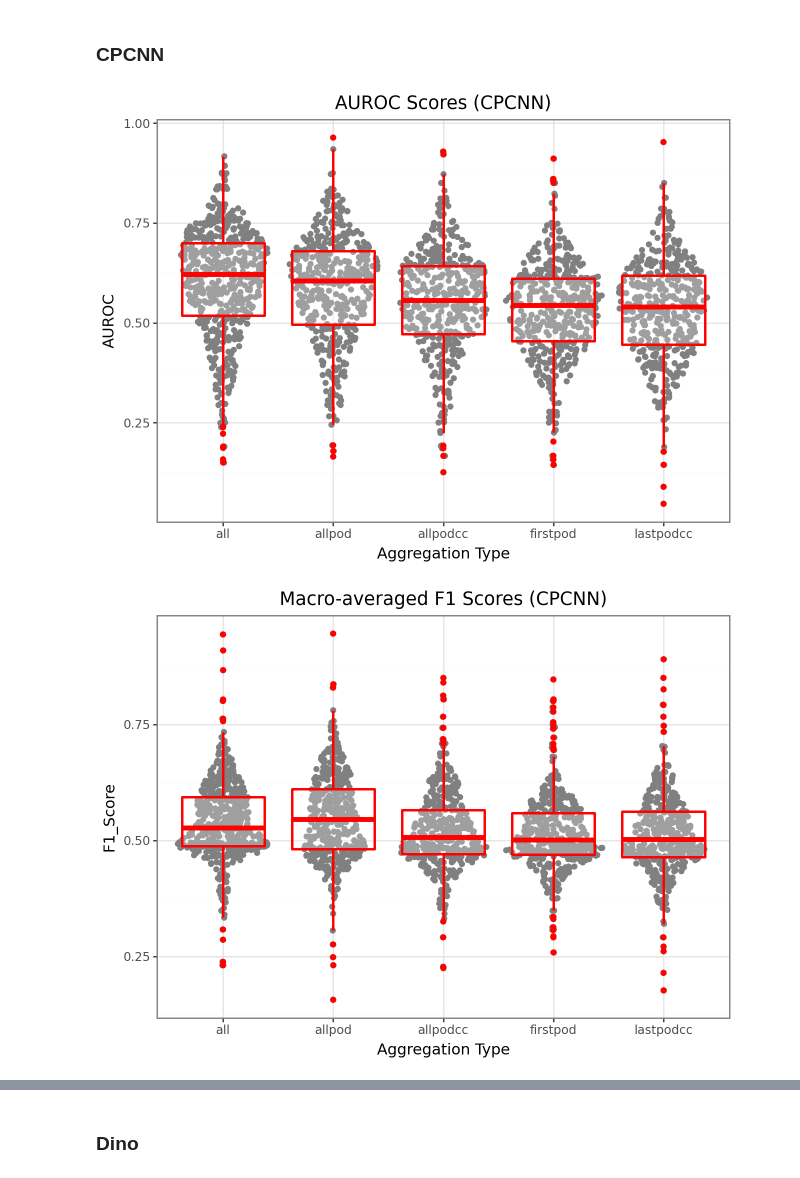
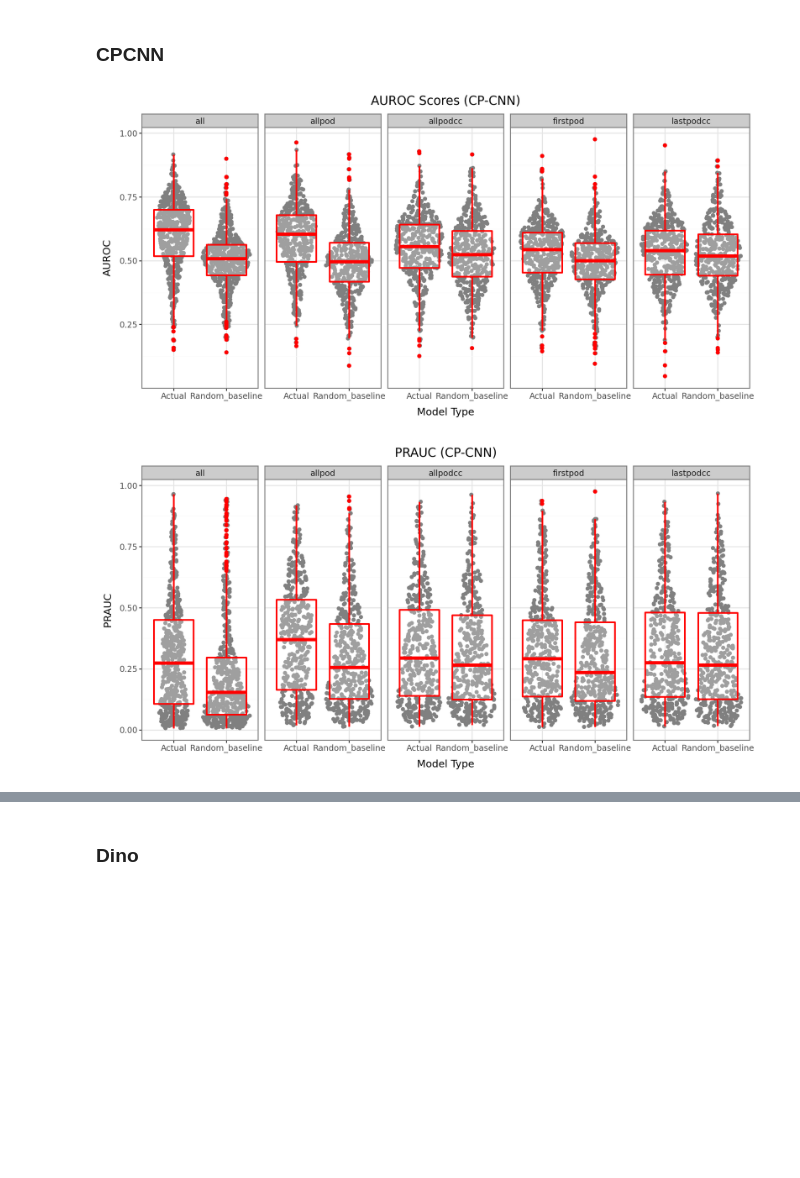
Before and after one commit to jessica-ewald/2024_09_09_Axiom_OASIS, a Jupyter notebook: 2_downstream_analysis/4B_compare_classifier_concs.ipynb, the cells around one changed output, grey strips where cells are left out. Cells and saved outputs as stored; diff of their text form; code cells hidden in the pictures; blank space fills up the shorter version.

```diff
--- a/2_downstream_analysis/4B_compare_classifier_concs.ipynb
+++ b/2_downstream_analysis/4B_compare_classifier_concs.ipynb
@@ -18,37 +18,30 @@ seal_cellprofiler = seal_preds.filter(pl.col("Feat_type") == "cellprofiler")
 # %% [markdown]
 ### CPCNN
 # %%
-from plotnine import ggplot, aes, geom_sina, geom_boxplot, labs, theme_bw
+from plotnine import ggplot, aes, geom_sina, geom_boxplot, labs, theme_bw, position_dodge, facet_wrap
+import plotnine as pn
+
+pn.options.figure_size = (10, 5)
 
 plot = (
-    ggplot(seal_cpcnn, aes(x='Metadata_AggType', y='AUROC'))
+    ggplot(seal_cpcnn, aes(x='Model_type', y='AUROC'))
     + geom_sina(color="grey")
     + geom_boxplot(color="red", alpha=0.25, size=1)
-    + labs(title='AUROC Scores (CPCNN)', x='Aggregation Type', y='AUROC')
+    + facet_wrap("Metadata_AggType", ncol=5)
+    + labs(title='AUROC Scores (CP-CNN)', x='Model Type', y='AUROC')
     + theme_bw()
 )
-
 plot.show()
 
 plot = (
-    ggplot(seal_cpcnn, aes(x='Metadata_AggType', y='F1_Score'))
+    ggplot(seal_cpcnn, aes(x='Model_type', y='PRAUC'))
     + geom_sina(color="grey")
     + geom_boxplot(color="red", alpha=0.25, size=1)
-    + labs(title='Macro-averaged F1 Scores (CPCNN)', x='Aggregation Type', y='F1_Score')
+    + facet_wrap("Metadata_AggType", ncol=5)
+    + labs(title='PRAUC (CP-CNN)', x='Model Type', y='PRAUC')
     + theme_bw()
 )
-
 plot.show()
-
-plot = (
-    ggplot(seal_cpcnn, aes(x='Metadata_AggType', y='PRAUC'))
-    + geom_sina(color="grey")
-    + geom_boxplot(color="red", alpha=0.25, size=1)
-    + labs(title='PRAUC (CPCNN)', x='Aggregation Type', y='PRAUC')
-    + theme_bw()
-)
-
-plot.show()
 # %% [output]
-[figure, old version]
+[figure, new version]
-[figure, old version]
+[figure, new version]
```
Also changed, not shown: parts of 5 cells of this notebook, 5 other files.
